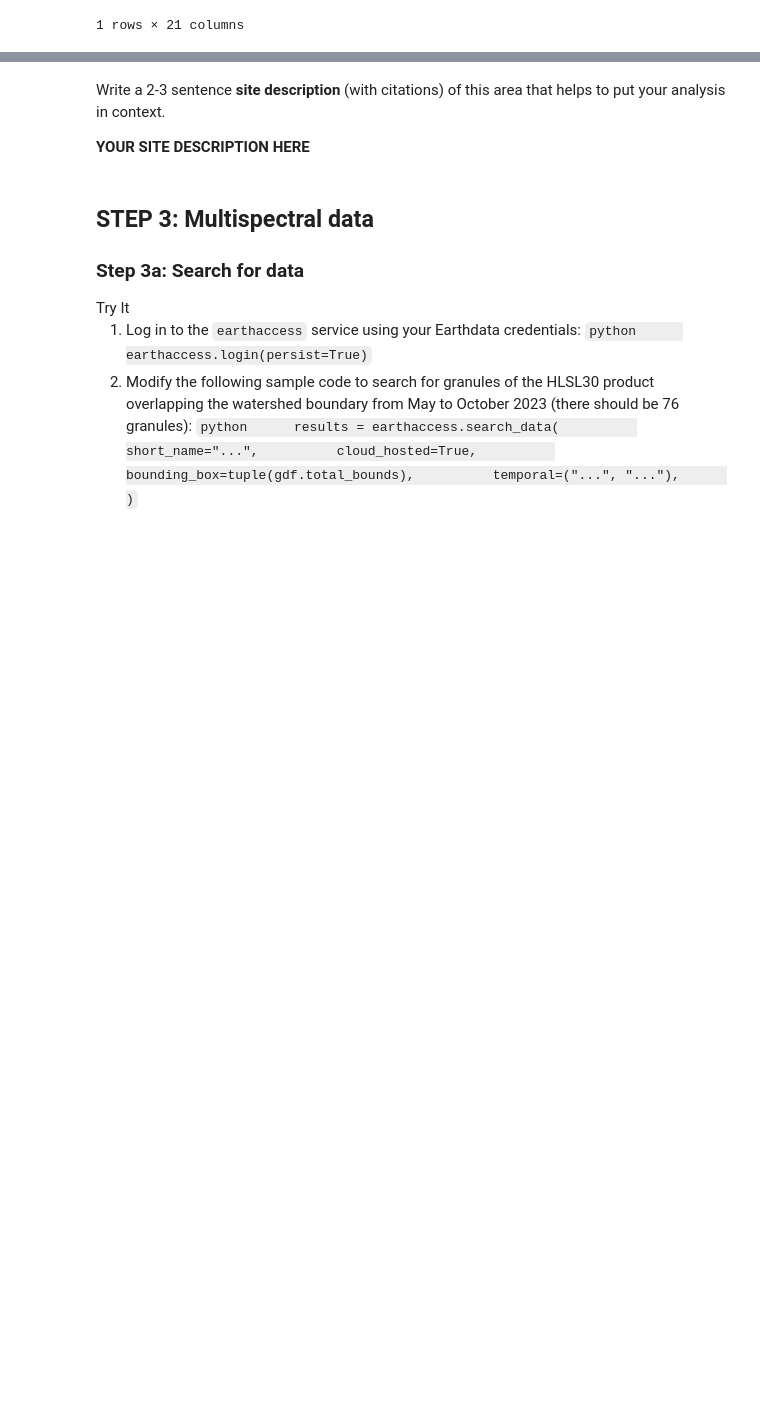
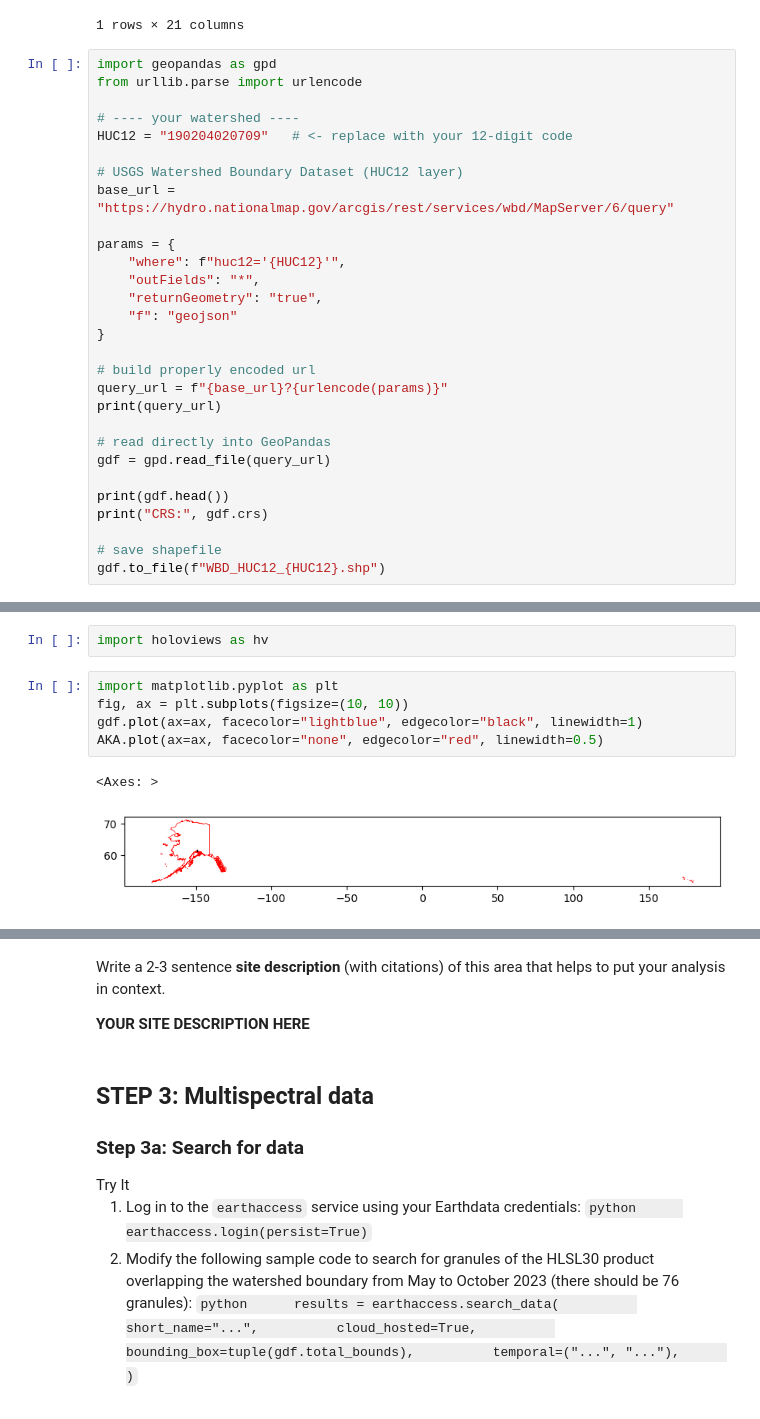
Before and after one commit to earthlab-education/spring-02-land-cover-clustering-ryme1295, a Jupyter notebook: Alaska_boundary_water.ipynb, the cells around one changed output, grey strips where cells are left out. Cells and saved outputs as stored; diff of their text form; blank space fills up the shorter version.

```diff
--- a/Alaska_boundary_water.ipynb
+++ b/Alaska_boundary_water.ipynb
@@ -281,3 +292,32 @@ delta_gdf
 |  | geometry | tnmid | metasource | sourcedata | sourceorig | sourcefeat | loaddate | referenceg | areaacres | ... |
 | 0 | POLYGON ((-89.97047 29.74687, -89... | {E942B72E-599E-48F5-908A-EA526570... | {511D2AC8-11BA-45FC-AB98-F69D693D... | Watershed Boundary Dataset (WBD) | Natural Resources and Conservatio... | None | 2024-08-15 | 536881,539539 | 37355.86 | ... |
 1 rows × 21 columns
+# %%
+import geopandas as gpd
+from urllib.parse import urlencode
+
+# ---- your watershed ----
+HUC12 = "190204020709"   # <- replace with your 12-digit code
+
+# USGS Watershed Boundary Dataset (HUC12 layer)
+base_url = "https://hydro.nationalmap.gov/arcgis/rest/services/wbd/MapServer/6/query"
+
+params = {
+    "where": f"huc12='{HUC12}'",
+    "outFields": "*",
+    "returnGeometry": "true",
+    "f": "geojson"
+}
+
+# build properly encoded url
+query_url = f"{base_url}?{urlencode(params)}"
+print(query_url)
+
+# read directly into GeoPandas
+gdf = gpd.read_file(query_url)
+
+print(gdf.head())
+print("CRS:", gdf.crs)
+
+# save shapefile
+gdf.to_file(f"WBD_HUC12_{HUC12}.shp")
@@ -283,0 +348,10 @@ delta_gdf
+# %%
+import holoviews as hv
+# %%
+import matplotlib.pyplot as plt
+fig, ax = plt.subplots(figsize=(10, 10))
+gdf.plot(ax=ax, facecolor="lightblue", edgecolor="black", linewidth=1)
+AKA.plot(ax=ax, facecolor="none", edgecolor="red", linewidth=0.5)
+# %% [output]
+<Axes: >
+[figure, added]
```
Also changed, not shown: parts of 14 cells of this notebook, 14 other files.
